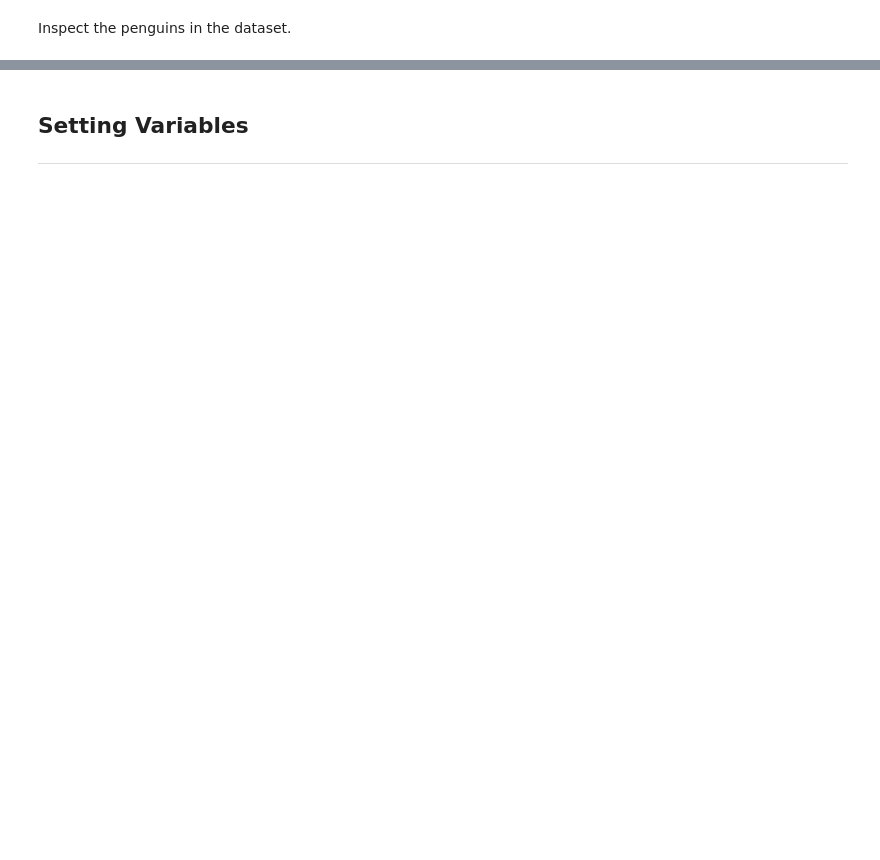
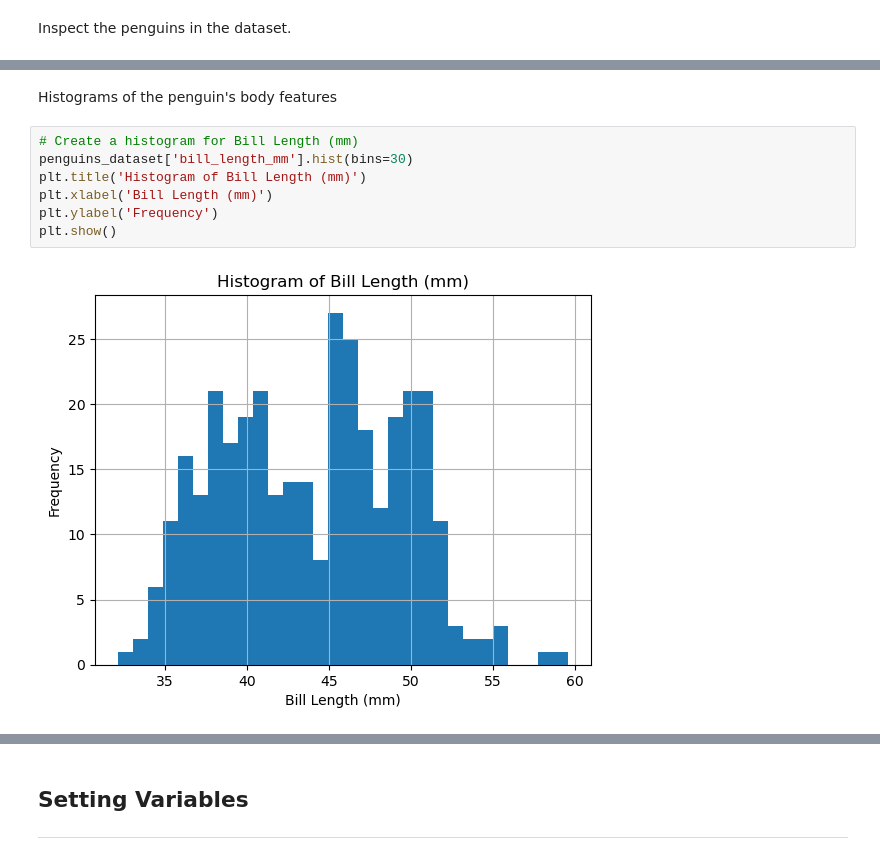
Before and after one commit to kronos164/Principles-of-Data-Analitics, a Jupyter notebook: penguings.ipynb, the cells around one changed output, grey strips where cells are left out. Cells and saved outputs as stored; diff of their text form; blank space fills up the shorter version.

```diff
--- a/penguings.ipynb
+++ b/penguings.ipynb
@@ -203,0 +223,11 @@ dtype: object
+# %% [markdown]
+Histograms of the penguin's body features
+# %%
+# Create a histogram for Bill Length (mm)
+penguins_dataset['bill_length_mm'].hist(bins=30)
+plt.title('Histogram of Bill Length (mm)')
+plt.xlabel('Bill Length (mm)')
+plt.ylabel('Frequency')
+plt.show()
+# %% [output]
+[figure, added]
```
Also changed, not shown: parts of 30 cells of this notebook.
